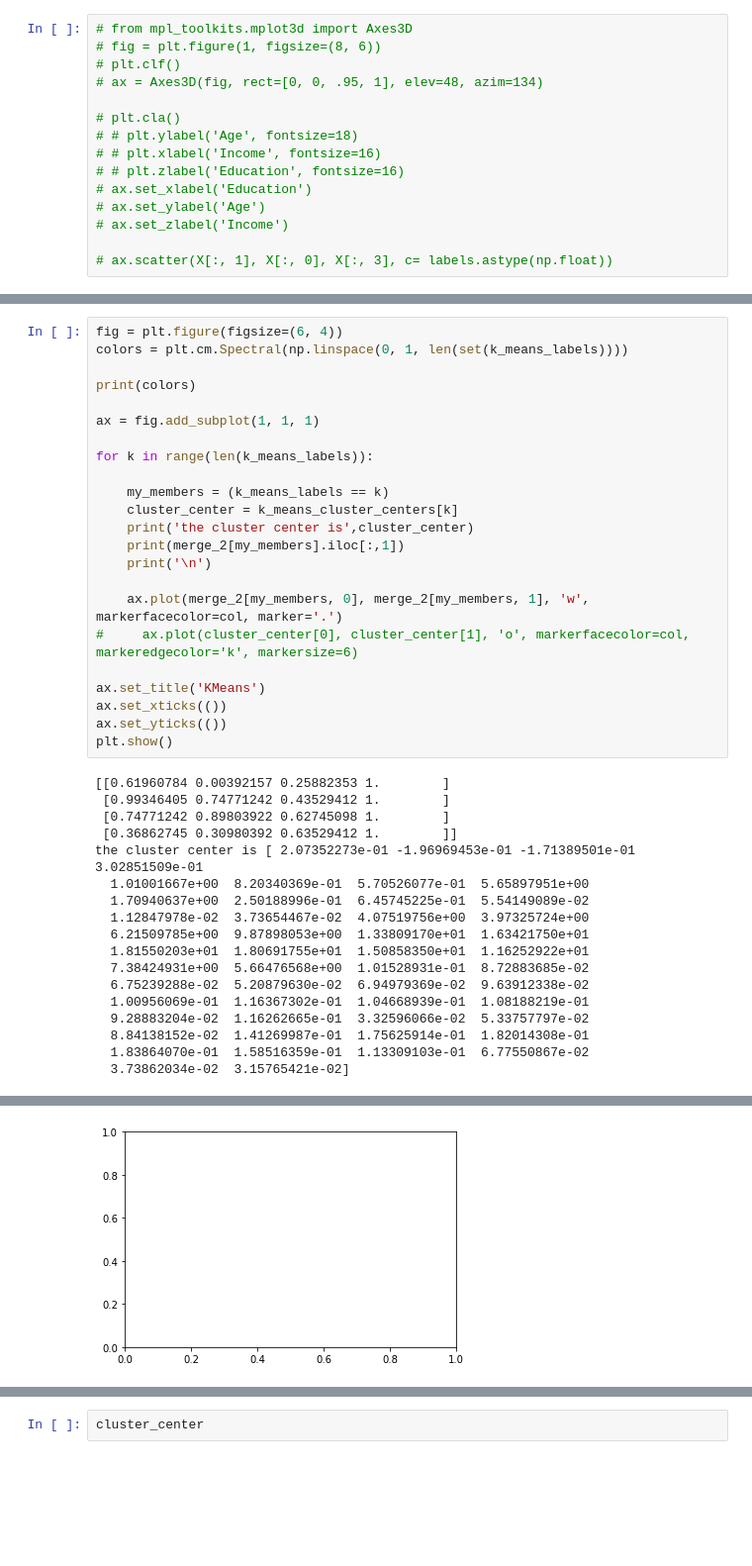
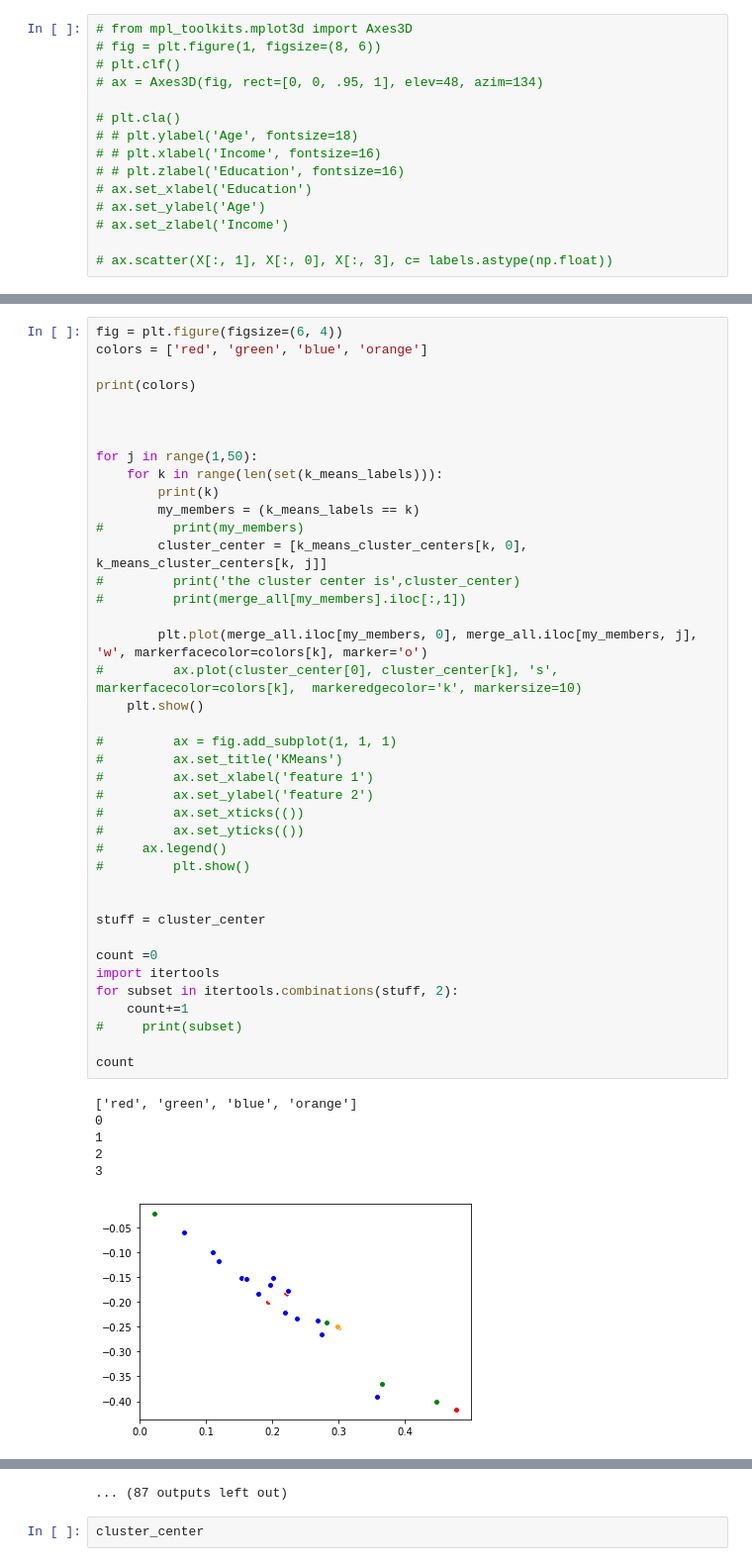
Before and after one commit to iliasmachairas/k-means_clustering__catchments__Netherlands, a Jupyter notebook: Running k-means.ipynb, the cells around one changed output, grey strips where cells are left out. Shown at 99% size. Cells and saved outputs as stored; diff of their text form; blank space fills up the shorter version.

Commit message:
Plots of k-means clusters - 50 features (pairs)
Plots of k-means clusters - 50 features (pairs) - Phase 1 - loops

```diff
--- a/Running k-means.ipynb
+++ b/Running k-means.ipynb
@@ -114,41 +181,47 @@ array([[ 2.07352273e-01, -1.96969453e-01, -1.71389501e-01,
 # %%
 fig = plt.figure(figsize=(6, 4))
-colors = plt.cm.Spectral(np.linspace(0, 1, len(set(k_means_labels))))
+colors = ['red', 'green', 'blue', 'orange']
 
 print(colors)
 
-ax = fig.add_subplot(1, 1, 1)
 
-for k in range(len(k_means_labels)):
 
-    my_members = (k_means_labels == k)
-    cluster_center = k_means_cluster_centers[k]
-    print('the cluster center is',cluster_center)
-    print(merge_2[my_members].iloc[:,1])
-    print('\n')
+for j in range(1,50):
+    for k in range(len(set(k_means_labels))):
+        print(k)
+        my_members = (k_means_labels == k)
+#         print(my_members)
+        cluster_center = [k_means_cluster_centers[k, 0], k_means_cluster_centers[k, j]]
+#         print('the cluster center is',cluster_center)
+#         print(merge_all[my_members].iloc[:,1])
 
-    ax.plot(merge_2[my_members, 0], merge_2[my_members, 1], 'w', markerfacecolor=col, marker='.')
-#     ax.plot(cluster_center[0], cluster_center[1], 'o', markerfacecolor=col,  markeredgecolor='k', markersize=6)
+        plt.plot(merge_all.iloc[my_members, 0], merge_all.iloc[my_members, j], 'w', markerfacecolor=colors[k], marker='o')
+#         ax.plot(cluster_center[0], cluster_center[k], 's', markerfacecolor=colors[k],  markeredgecolor='k', markersize=10)
+    plt.show()
 
-ax.set_title('KMeans')
-ax.set_xticks(())
-ax.set_yticks(())
-plt.show()
+#         ax = fig.add_subplot(1, 1, 1)
+#         ax.set_title('KMeans')
+#         ax.set_xlabel('feature 1')
+#         ax.set_ylabel('feature 2')
+#         ax.set_xticks(())
+#         ax.set_yticks(())
+#     ax.legend()
+#         plt.show()
+
+
+stuff = cluster_center
+
+count =0
+import itertools
+for subset in itertools.combinations(stuff, 2):
+    count+=1
+#     print(subset)
+
+count
 # %% [output]
-[[0.61960784 0.00392157 0.25882353 1.        ]
- [0.99346405 0.74771242 0.43529412 1.        ]
- [0.74771242 0.89803922 0.62745098 1.        ]
- [0.36862745 0.30980392 0.63529412 1.        ]]
-the cluster center is [ 2.07352273e-01 -1.96969453e-01 -1.71389501e-01  3.02851509e-01
-  1.01001667e+00  8.20340369e-01  5.70526077e-01  5.65897951e+00
-  1.70940637e+00  2.50188996e-01  6.45745225e-01  5.54149089e-02
-  1.12847978e-02  3.73654467e-02  4.07519756e+00  3.97325724e+00
-  6.21509785e+00  9.87898053e+00  1.33809170e+01  1.63421750e+01
-  1.81550203e+01  1.80691755e+01  1.50858350e+01  1.16252922e+01
-  7.38424931e+00  5.66476568e+00  1.01528931e-01  8.72883685e-02
-  6.75239288e-02  5.20879630e-02  6.94979369e-02  9.63912338e-02
-  1.00956069e-01  1.16367302e-01  1.04668939e-01  1.08188219e-01
-  9.28883204e-02  1.16262665e-01  3.32596066e-02  5.33757797e-02
-  8.84138152e-02  1.41269987e-01  1.75625914e-01  1.82014308e-01
-  1.83864070e-01  1.58516359e-01  1.13309103e-01  6.77550867e-02
-  3.73862034e-02  3.15765421e-02]
+['red', 'green', 'blue', 'orange']
+0
+1
+2
+3
+[figure, new version]
@@ -156 +231,0 @@ NameError: name 'merge_2' is not defined
-[figure, old version]
@@ -157,3 +253,4 @@ NameError: name 'merge_2' is not defined
+... (87 outputs left out)
 # %%
 cluster_center
 # %% [output]
```
Also changed, not shown: parts of 14 cells of this notebook.
